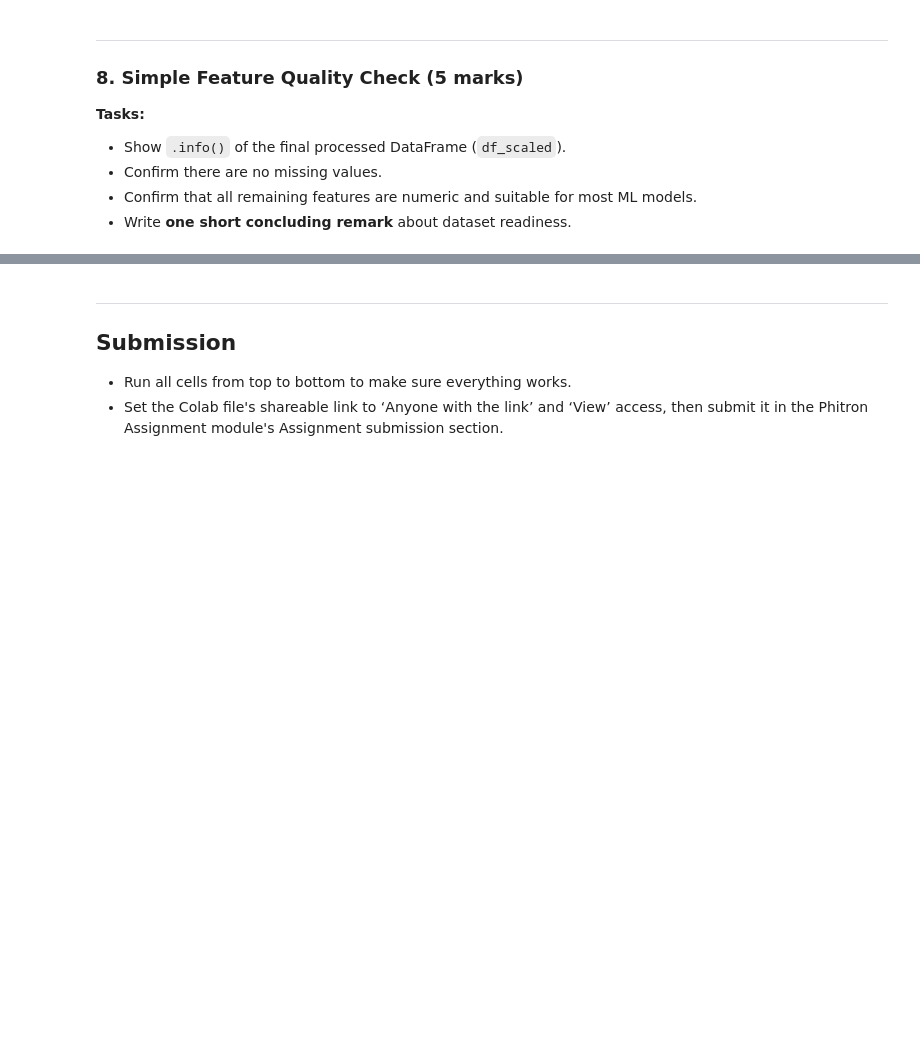
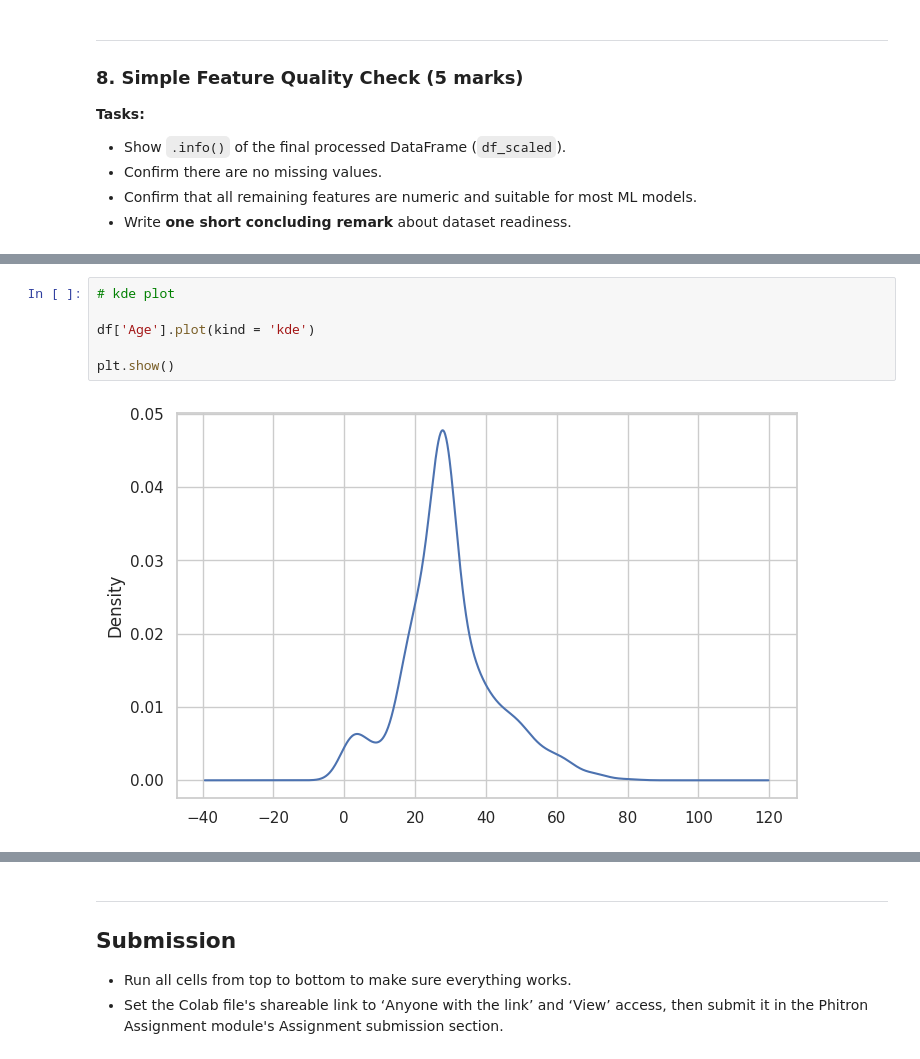
Before and after one commit to KzRaihan/Machine-learning, a Jupyter notebook: Module_07_Assignment/Copy_of_Module_08_ML_Assignment_02.ipynb, the cells around one changed output, grey strips where cells are left out. Saved outputs shown, nothing was run; the diff lists cells and outputs as text; blank space fills up the shorter version.

```diff
--- a/Module_07_Assignment/Copy_of_Module_08_ML_Assignment_02.ipynb
+++ b/Module_07_Assignment/Copy_of_Module_08_ML_Assignment_02.ipynb
@@ -791,0 +1051,8 @@ print("\nTotal missing values in final DataFrame:", df_scaled.isna().sum().sum()
+# %%
+# kde plot
+
+df['Age'].plot(kind = 'kde')
+
+plt.show()
+# %% [output]
+[figure, added]
```
Also changed, not shown: parts of 25 cells of this notebook.
